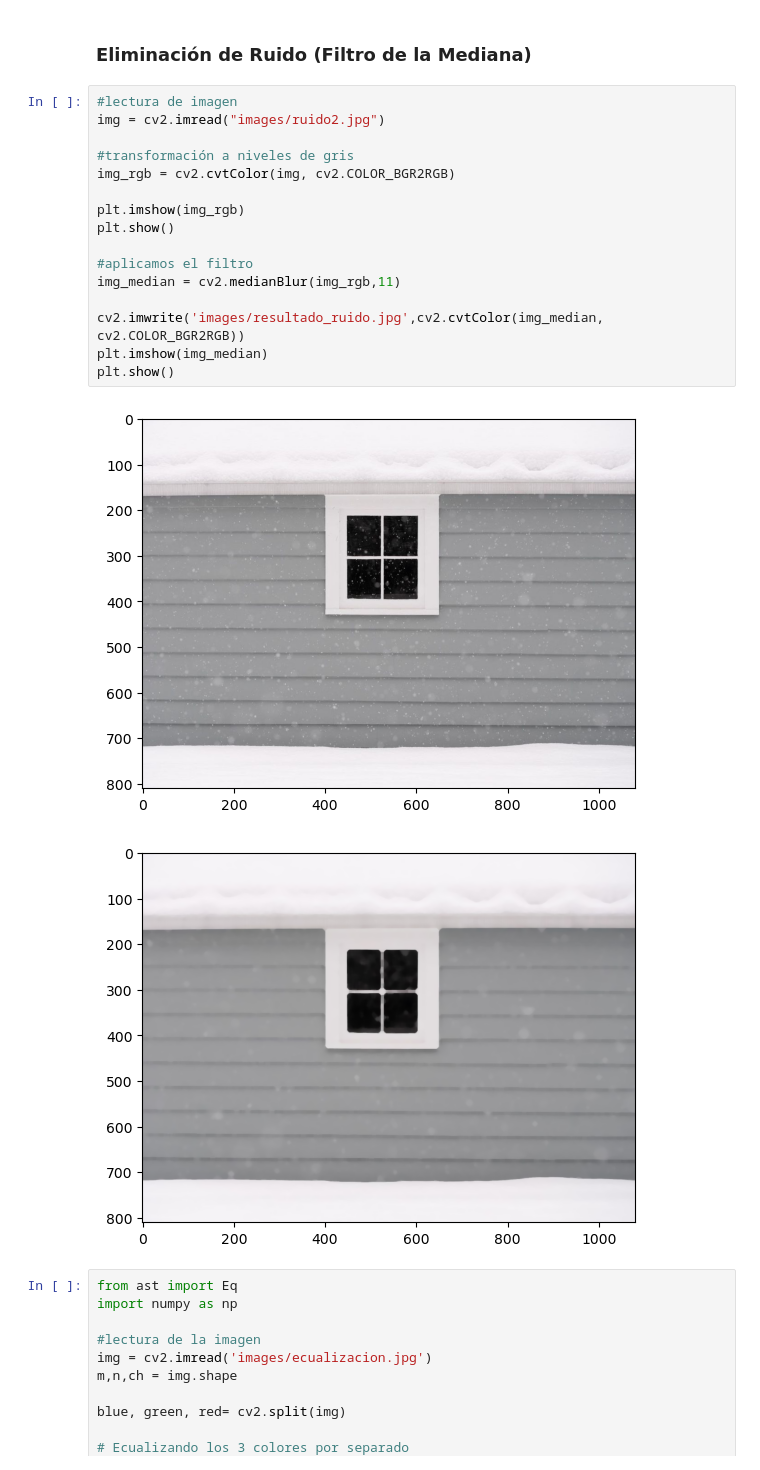
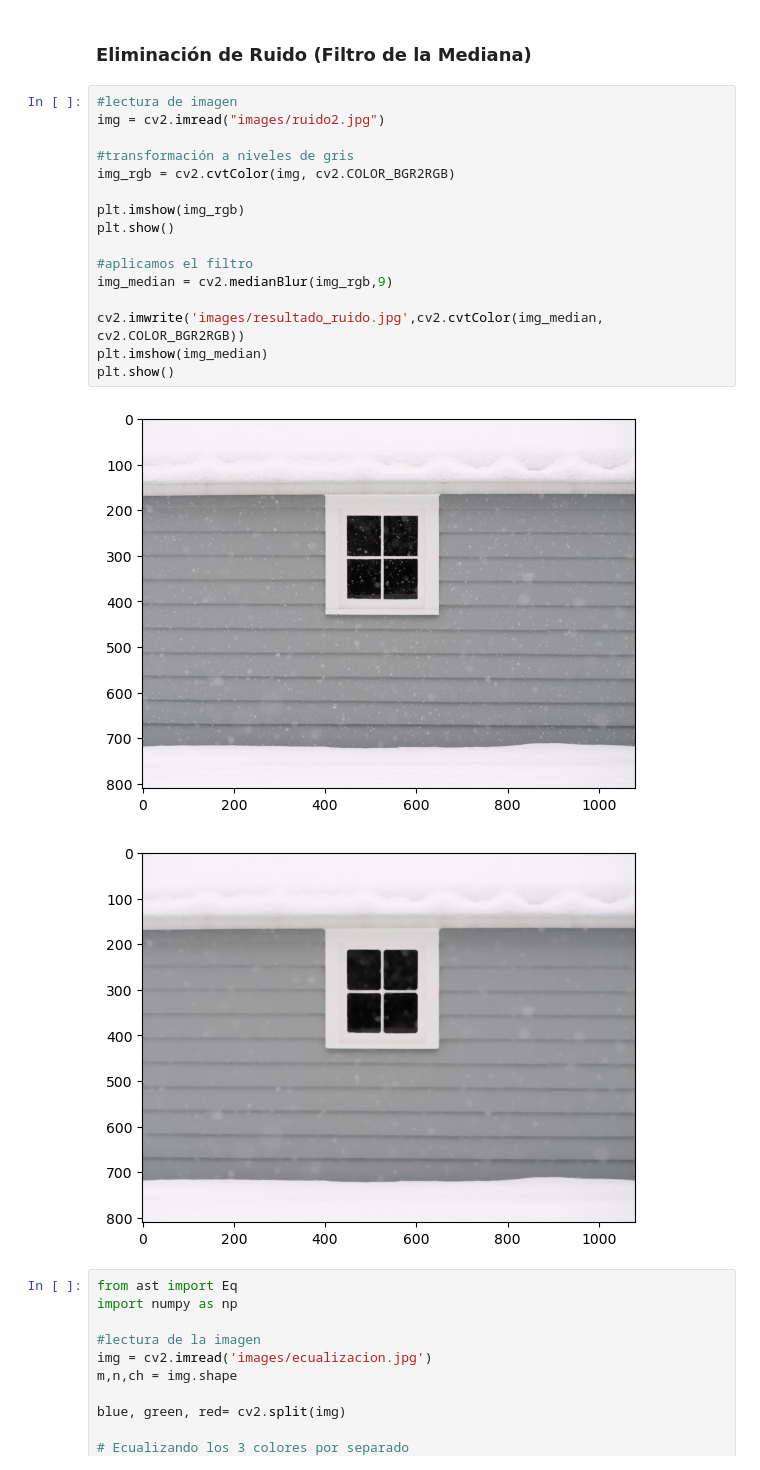
Before and after one commit to morozco0/TICS315, a Jupyter notebook: VA/Tarea 4.ipynb, the cells around one changed output. Cells and saved outputs as stored; diff of their text form.

```diff
--- a/VA/Tarea 4.ipynb
+++ b/VA/Tarea 4.ipynb
@@ -11,22 +11,22 @@ import matplotlib.pyplot as plt
 # %%
 #lectura de imagen
 img = cv2.imread("images/ruido2.jpg")
 
 #transformación a niveles de gris
 img_rgb = cv2.cvtColor(img, cv2.COLOR_BGR2RGB)
 
 plt.imshow(img_rgb)
 plt.show()
 
 #aplicamos el filtro
-img_median = cv2.medianBlur(img_rgb,11)
+img_median = cv2.medianBlur(img_rgb,9)
 
 cv2.imwrite('images/resultado_ruido.jpg',cv2.cvtColor(img_median, cv2.COLOR_BGR2RGB))
 plt.imshow(img_median)
 plt.show()
 # %% [output]
 [figure]
-[figure, old version]
+[figure, new version]
 # %%
 from ast import Eq
 import numpy as np
```
Also changed, not shown: parts of 2 cells of this notebook, 1 other file.
